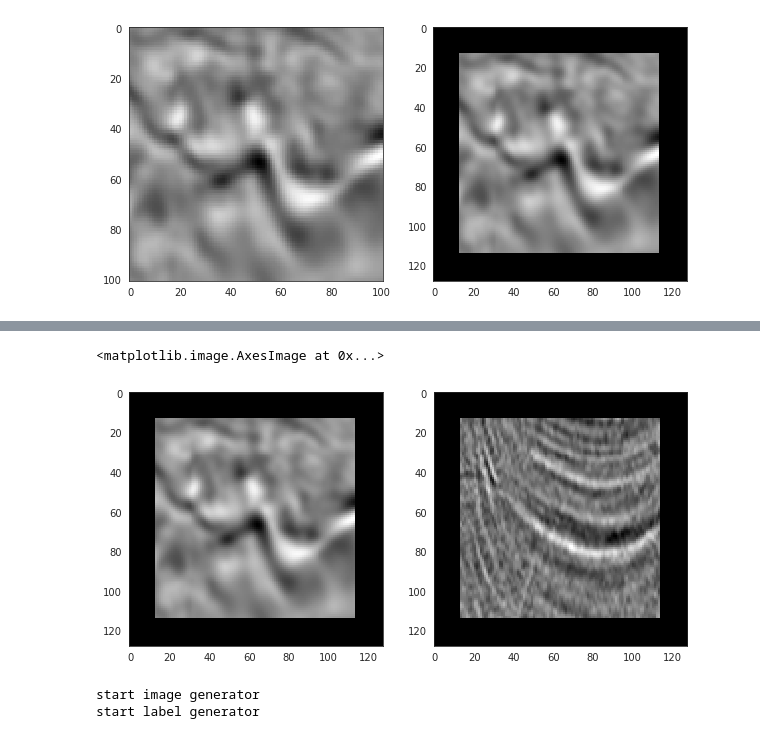
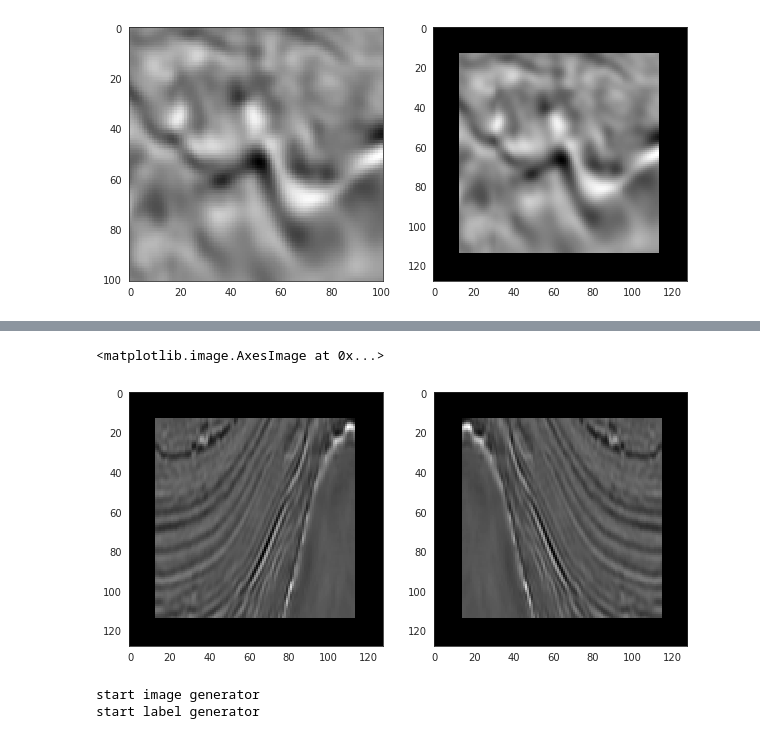
Before and after one commit to kuantumlad/kaggle-tgs_salt, a Jupyter notebook: old_files/kaggle-tgs_salt_v2.ipynb, the cells around one changed output, grey strips where cells are left out. Saved outputs shown, nothing was run; the diff lists cells and outputs as text; code cells hidden in the pictures.

```diff
--- a/old_files/kaggle-tgs_salt_v2.ipynb
+++ b/old_files/kaggle-tgs_salt_v2.ipynb
@@ -241,15 +289,15 @@ y_train2 = np.append(y_train, [np.fliplr(x) for x in y_train], axis=0)
 # %%
 fig4, axs4 = plt.subplots(1,2, figsize=(10,10))
 tmp_og = np.zeros( (128, 128), dtype=train_df.images.loc[ids_train[2]].dtype)
-tmp_og[:128, :128] = x_train[10].squeeze()
+tmp_og[:128, :128] = x_train2[0].squeeze()
 
 tmp_aug = np.zeros( ( 128,128), dtype=train_df.images.loc[ids_train[2]].dtype)
-tmp_aug[:128,:128] = x_train[len(x_train)/2 + 10].squeeze()
+tmp_aug[:128,:128] = x_train2[len(x_train2)/2].squeeze()
 axs4[0].imshow(tmp_og, cmap='gray')
 axs4[1].imshow(tmp_aug, cmap='gray')
 # %% [output]
 <matplotlib.image.AxesImage at 0x...>
-[figure, old version]
+[figure, new version]
 # %%
 datagen_args = dict(
     featurewise_center=False,
```
Also changed, not shown: parts of 20 cells of this notebook.
